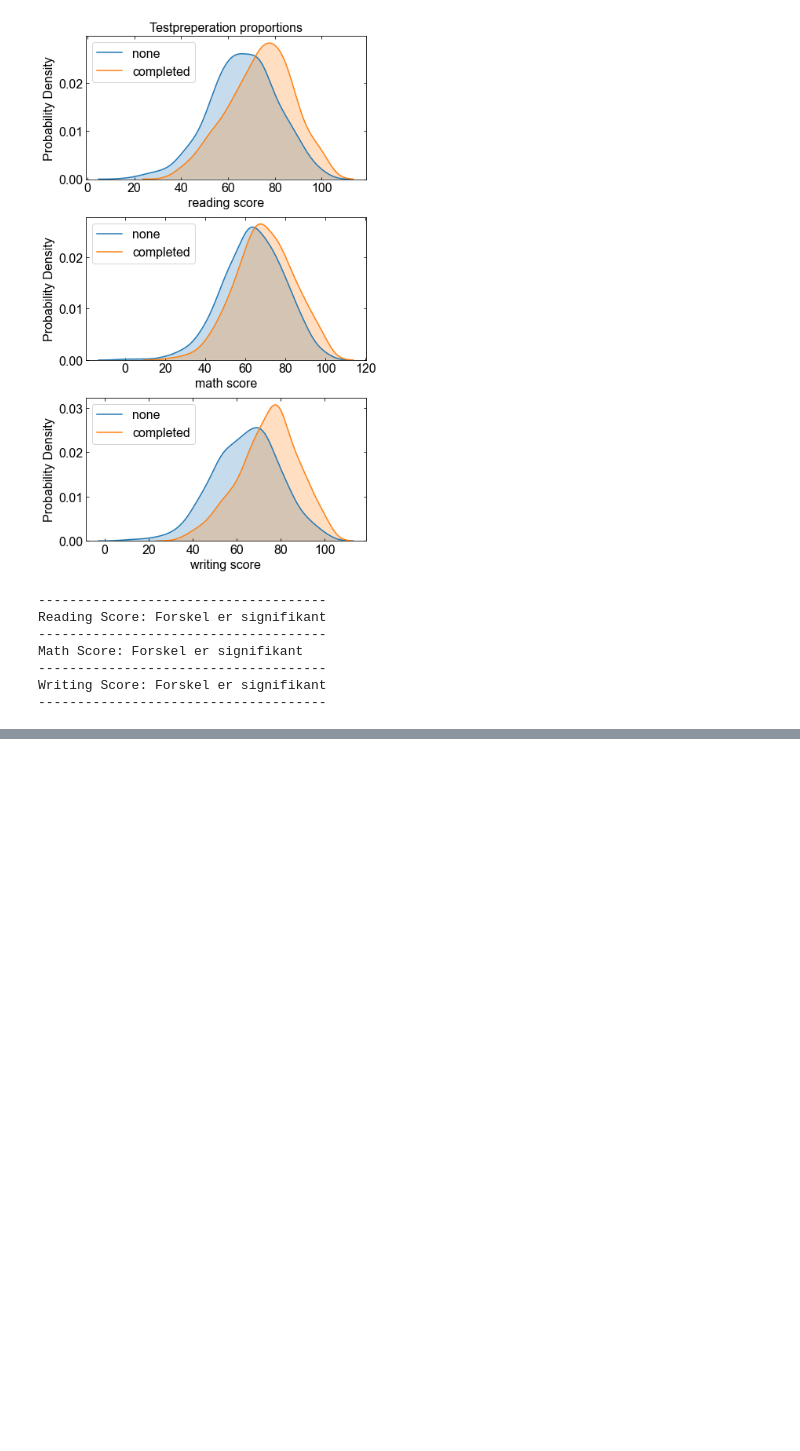
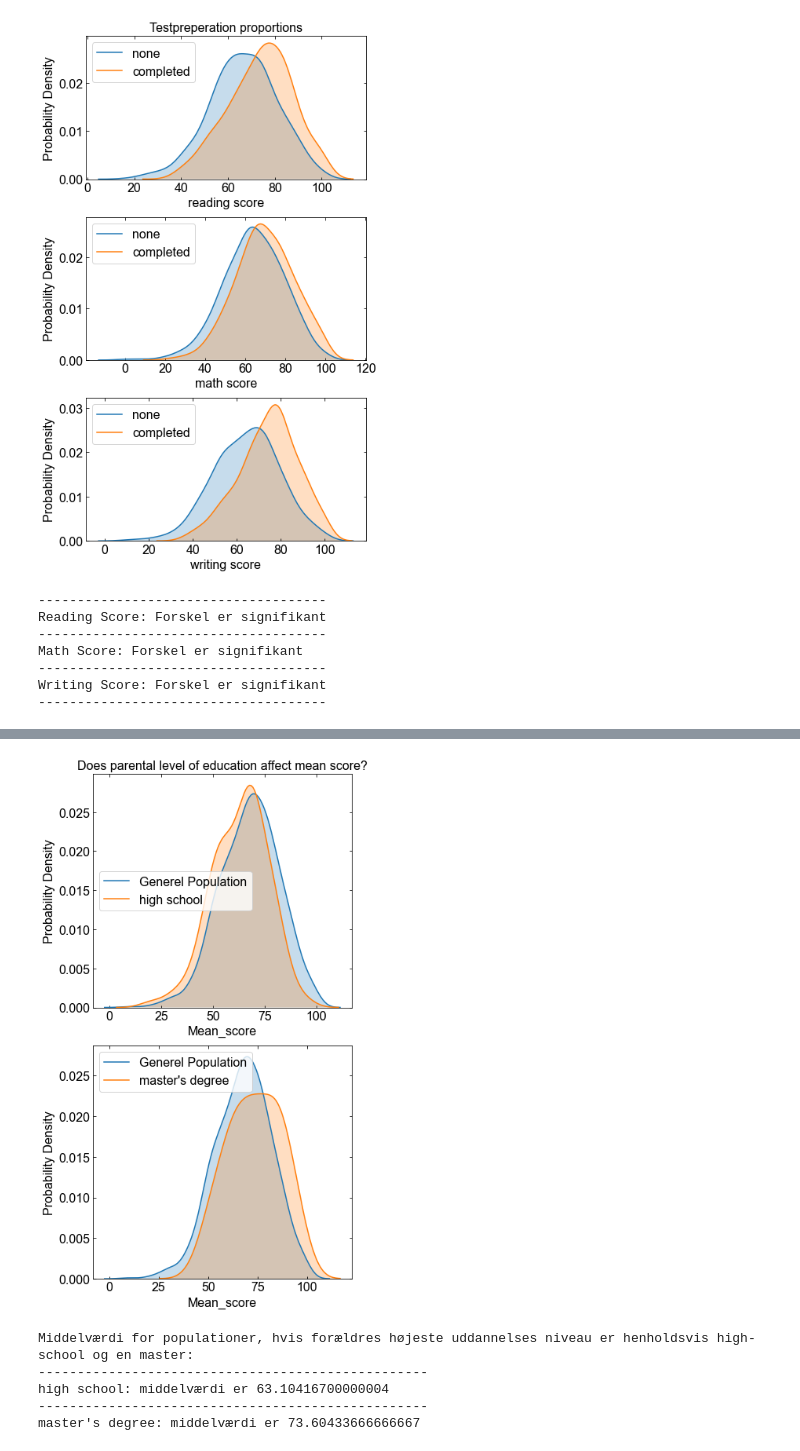
Before and after one commit to fred465f/exams, a Jupyter notebook: eda_visual.ipynb, the cells around one changed output, grey strips where cells are left out. Drawn from its saved outputs; the diff is of its cells as text; code cells hidden in the pictures; blank space fills up the shorter version.

Commit message:
edited eda.py and edited eda_visual.ipynb notebook

```diff
--- a/eda_visual.ipynb
+++ b/eda_visual.ipynb
@@ -120,25 +136,43 @@ for label in labels:
 # %%
 # Does parental level of education affect mean score?
 df['mean_score'] = (df['math score'] + df['reading score'] + df['writing score'])/3
 
 # Subplots 2
 labels_2 = ['high school','master\'s degree']
-fig2, ax2 = plt.subplots(2, 1, figsize=(8,14))
+fig2, ax2 = plt.subplots(2, 1, figsize=(6,10))
 
 # Plotte kde-plots 2
 for i, l in enumerate(labels_2):
     sns.kdeplot(df['mean_score'], shade=True, label='Generel Population', ax=ax2[i])
     sns.kdeplot(df[df.p_edu == l]['mean_score'], shade=True, label=l, ax=ax2[i])
     ax2[i].set_xlabel('Mean_score')
     ax2[i].set_ylabel('Probability Density')
     ax2[i].legend()
 
 # Indstillinger for plot 2
 ax2[0].set_title('Does parental level of education affect mean score?')
 plt.subplots_adjust(wspace=2)
 plt.tight_layout()
 sns.color_palette('pastel')
 plt.show()
+# %% [output]
+[figure, added]
+# %%
+# Print middelværdier population, hvis forældres højeste uddannelses niveau er henholdsvis high-school
+labels = ['high school', 'master\'s degree']
+
+print('Middelværdi for populationer, hvis forældres højeste uddannelses niveau er henholdsvis high-school og en master:')
+for label in labels:
+    _data = df[df.p_edu == label]['mean_score']
+    data_pop_mean_2 = calc_pop_mean(_data, size=1000, count=1000)
+    print('--------------------------------------------------')
+    print(label + ': middelværdi er ' + str(data_pop_mean_2))
+# %% [output]
+Middelværdi for populationer, hvis forældres højeste uddannelses niveau er henholdsvis high-school og en master:
+--------------------------------------------------
+high school: middelværdi er 63.10416700000004
+--------------------------------------------------
+master's degree: middelværdi er 73.60433666666667
 # %%
 # One-Sample T-Tests 2
 gen_edu = df['mean_score']
```
Also changed, not shown: parts of 4 cells of this notebook.
